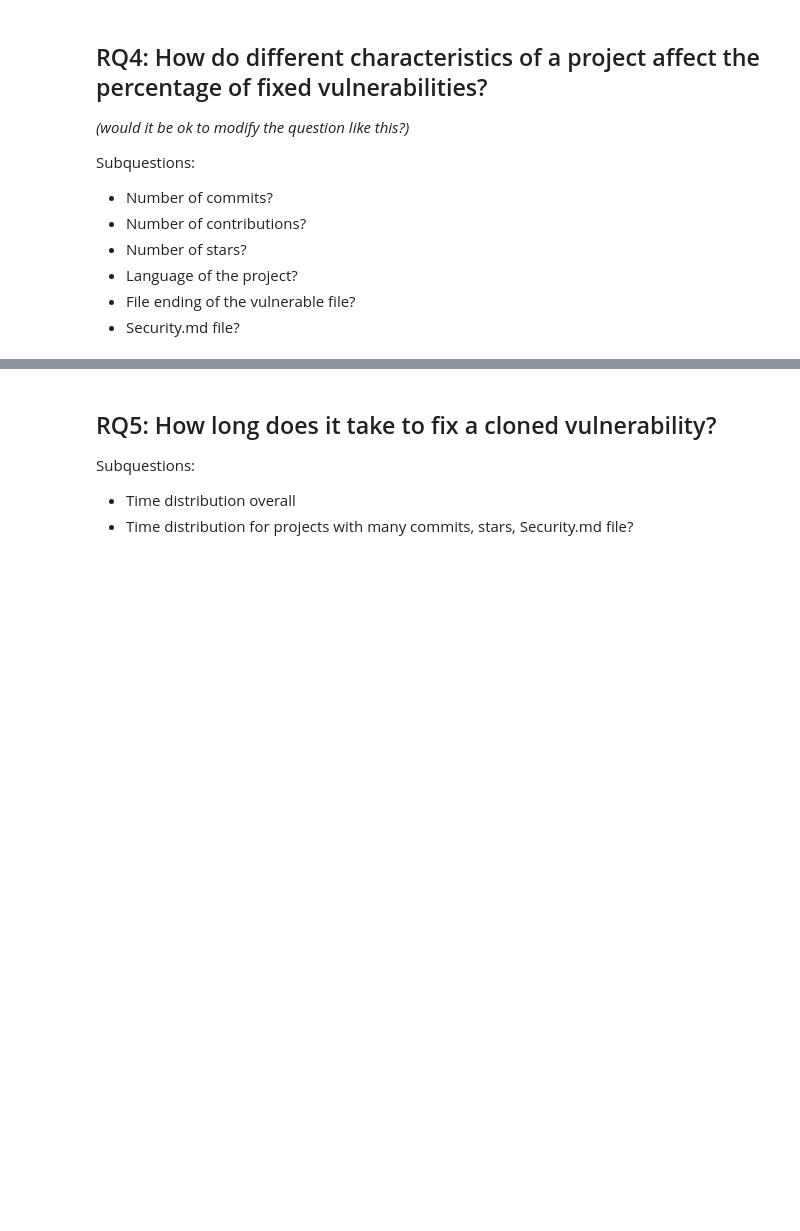
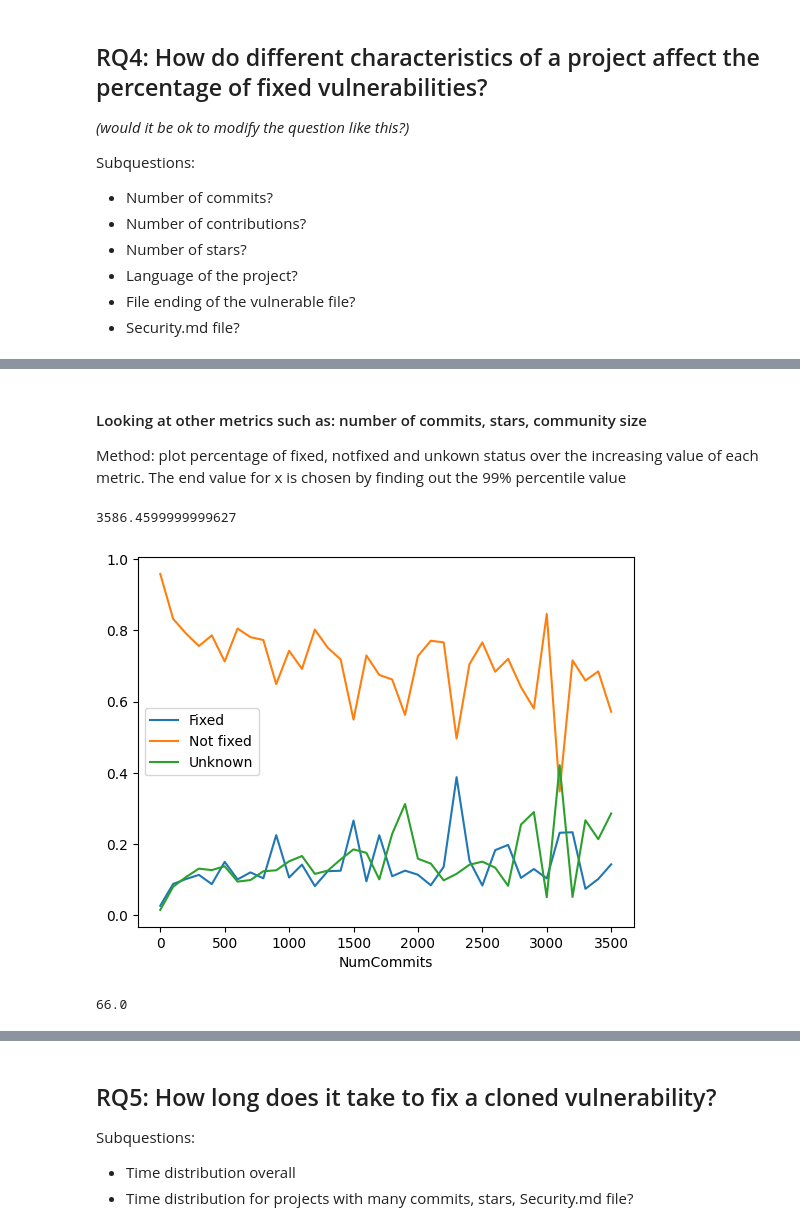
Before and after one commit to woc-hack/kjd, a Jupyter notebook: Results.ipynb, the cells around one changed output, grey strips where cells are left out. Saved outputs shown, nothing was run; the diff lists cells and outputs as text; code cells hidden in the pictures; blank space fills up the shorter version.

```diff
--- a/Results.ipynb
+++ b/Results.ipynb
@@ -288,0 +427,53 @@ Subquestions:
+# %% [markdown]
+#### Looking at other metrics such as: number of commits, stars, community size
+
+Method: plot percentage of fixed, notfixed and unkown status over the increasing value of each metric. The end value for x is chosen by finding out the 99% percentile value
+# %%
+def plotByValueIncreasing(key, step, data, limit, numeric = False):
+    values_fixed = []
+    values_notfixed = []
+    values_unknown = []
+    index = []
+
+    upper = step
+    lower = 0
+
+    if numeric == False:
+        data = data[(data[key].str.strip().str.isnumeric() == True)]
+
+    data = data[~(pd.isna(data[key]))]
+
+    while(data[(data[key].astype("int") > lower)][key].count() > 0):
+        subset = data[(data[key].astype("int") > lower) & (data[key].astype("int") < upper)]
+
+        count = subset[key].count()
+        values_fixed.append(subset[subset['status'] == "fixed"][key].count() / count)
+        values_notfixed.append(subset[subset['status'] == "notfixed"][key].count() / count)
+        values_unknown.append(subset[subset['status'] == "unknown"][key].count() / count)
+        index.append(lower)
+
+        upper = upper + step
+        lower = lower + step
+
+        if lower > limit:
+            break
+
+    results = pd.DataFrame({'Fixed': values_fixed, 'Not fixed': values_notfixed, 'Unknown': values_unknown, key: index})
+    results.set_index(key)
+    results.plot(x=key)
+# %%
+df.status = df.status.str.strip()
+# %%
+pd.to_numeric(df[df['NumCommits'] != " "]['NumCommits']).quantile(0.99)
+# %% [output]
+3586.4599999999627
+# %%
+# projects with more commits are more likely to modify the copied vulnerability (i.e. status unknown)
+
+plotByValueIncreasing("NumCommits", 100, df, 3586)
+# %% [output]
+[figure, added]
+# %%
+pd.to_numeric(df[df['NumActiveMon'] != " "]['NumActiveMon']).quantile(0.99)
+# %% [output]
+66.0
```
Also changed, not shown: parts of 27 cells of this notebook.
